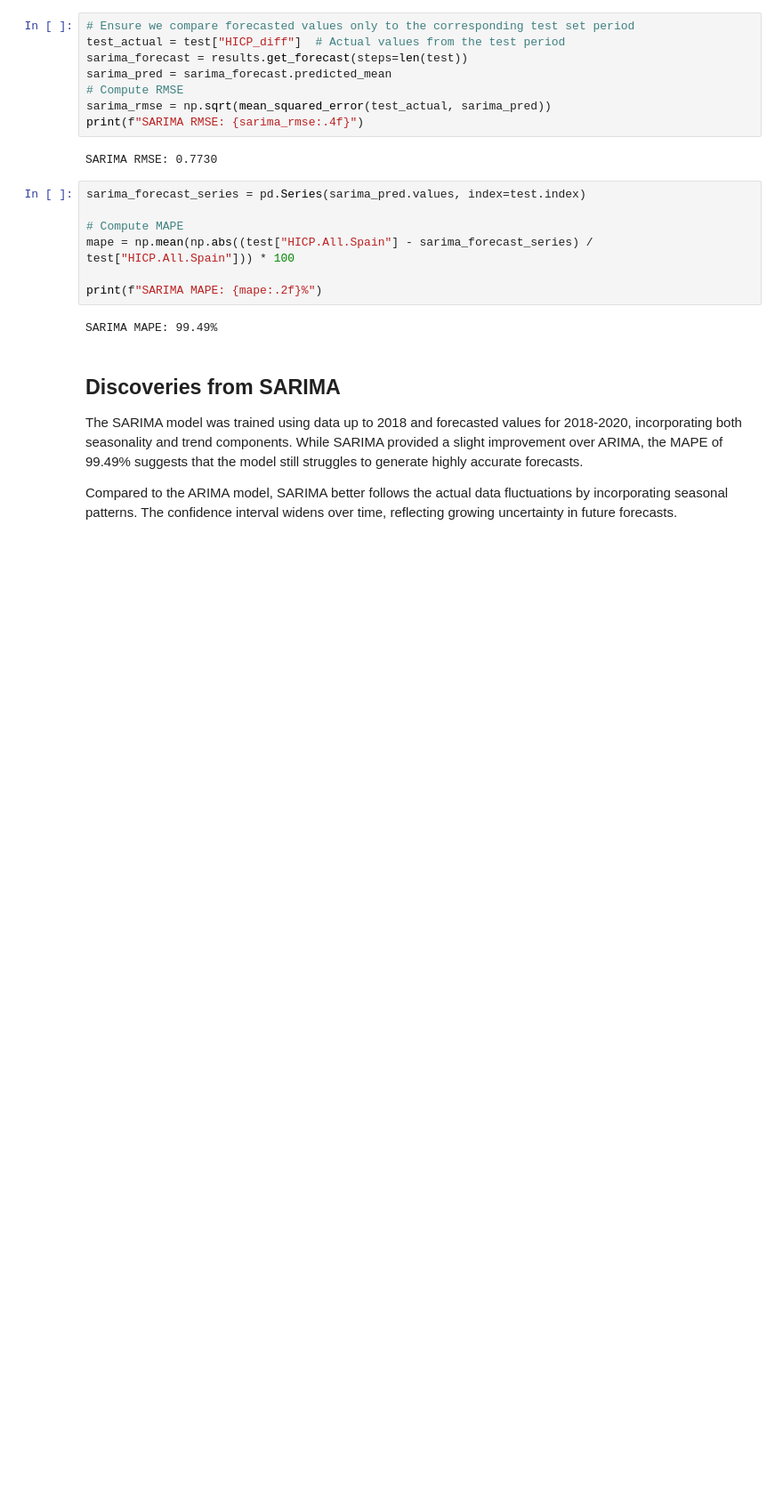
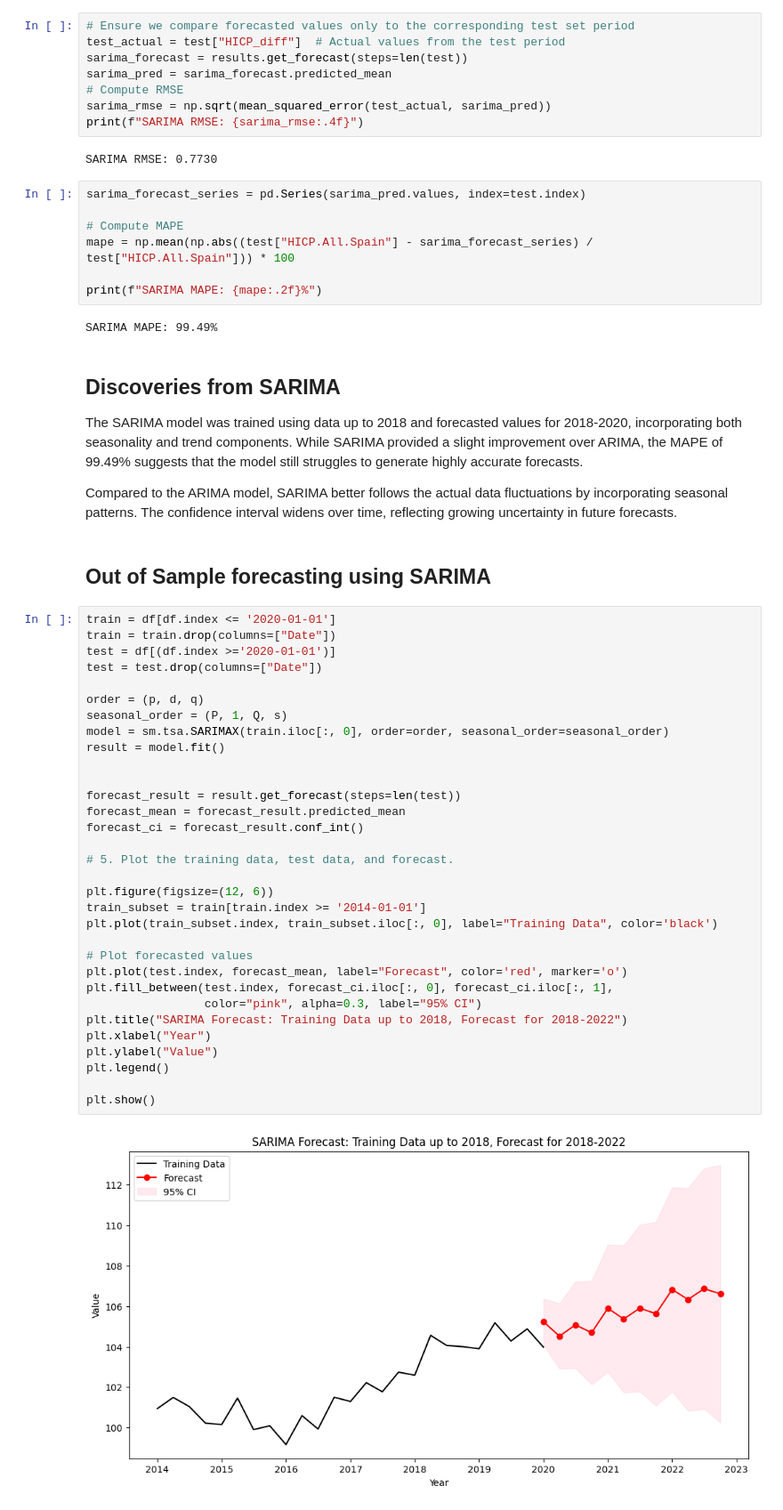
Before and after one commit to lyhxd1030/Time-Series-Analysis, a Jupyter notebook: Time series analysis..ipynb, the cells around one changed output. Shown at 89% size. Drawn from its saved outputs; the diff is of its cells as text; blank space fills up the shorter version.

Commit message:
Out-sample prediction done

```diff
--- a/Time series analysis..ipynb
+++ b/Time series analysis..ipynb
@@ -917,3 +917,39 @@ SARIMA MAPE: 99.49%
 The SARIMA model was trained using data up to 2018 and forecasted values for 2018-2020, incorporating both seasonality and trend components. While SARIMA provided a slight improvement over ARIMA, the MAPE of 99.49% suggests that the model still struggles to generate highly accurate forecasts.
 
 Compared to the ARIMA model, SARIMA better follows the actual data fluctuations by incorporating seasonal patterns. The confidence interval widens over time, reflecting growing uncertainty in future forecasts.
+# %% [markdown]
+## Out of Sample forecasting using SARIMA
+# %%
+train = df[df.index <= '2020-01-01']
+train = train.drop(columns=["Date"])
+test = df[(df.index >='2020-01-01')]
+test = test.drop(columns=["Date"])
+
+order = (p, d, q)
+seasonal_order = (P, 1, Q, s)
+model = sm.tsa.SARIMAX(train.iloc[:, 0], order=order, seasonal_order=seasonal_order)
+result = model.fit()
+
+
+forecast_result = result.get_forecast(steps=len(test))
+forecast_mean = forecast_result.predicted_mean
+forecast_ci = forecast_result.conf_int()
+
+# 5. Plot the training data, test data, and forecast.
+
+plt.figure(figsize=(12, 6))
+train_subset = train[train.index >= '2014-01-01']
+plt.plot(train_subset.index, train_subset.iloc[:, 0], label="Training Data", color='black')
+
+# Plot forecasted values
+plt.plot(test.index, forecast_mean, label="Forecast", color='red', marker='o')
+plt.fill_between(test.index, forecast_ci.iloc[:, 0], forecast_ci.iloc[:, 1],
+                 color="pink", alpha=0.3, label="95% CI")
+plt.title("SARIMA Forecast: Training Data up to 2018, Forecast for 2018-2022")
+plt.xlabel("Year")
+plt.ylabel("Value")
+plt.legend()
+
+plt.show()
+# %% [output]
+[figure, added]
```
Also changed, not shown: parts of 3 cells of this notebook.
